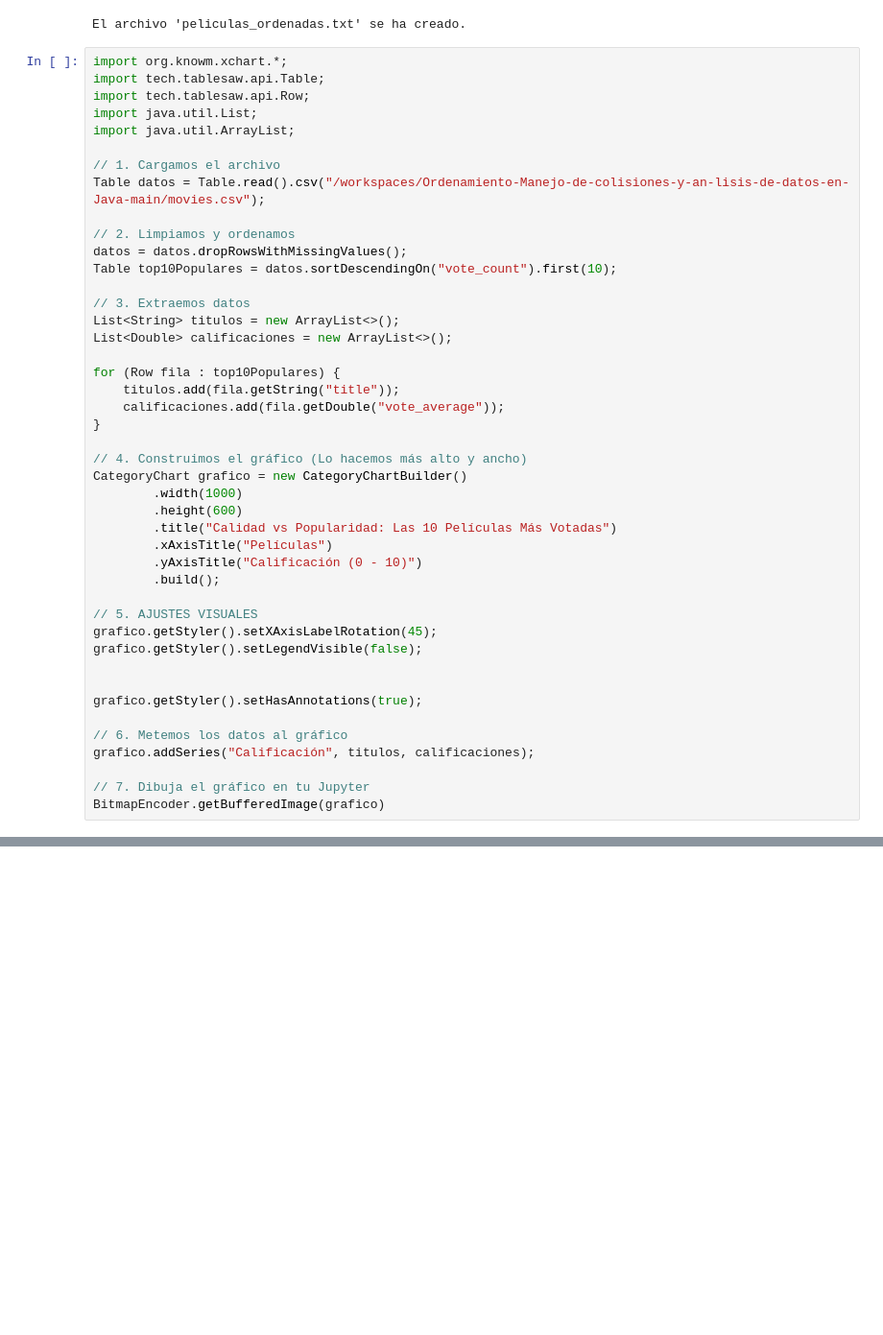
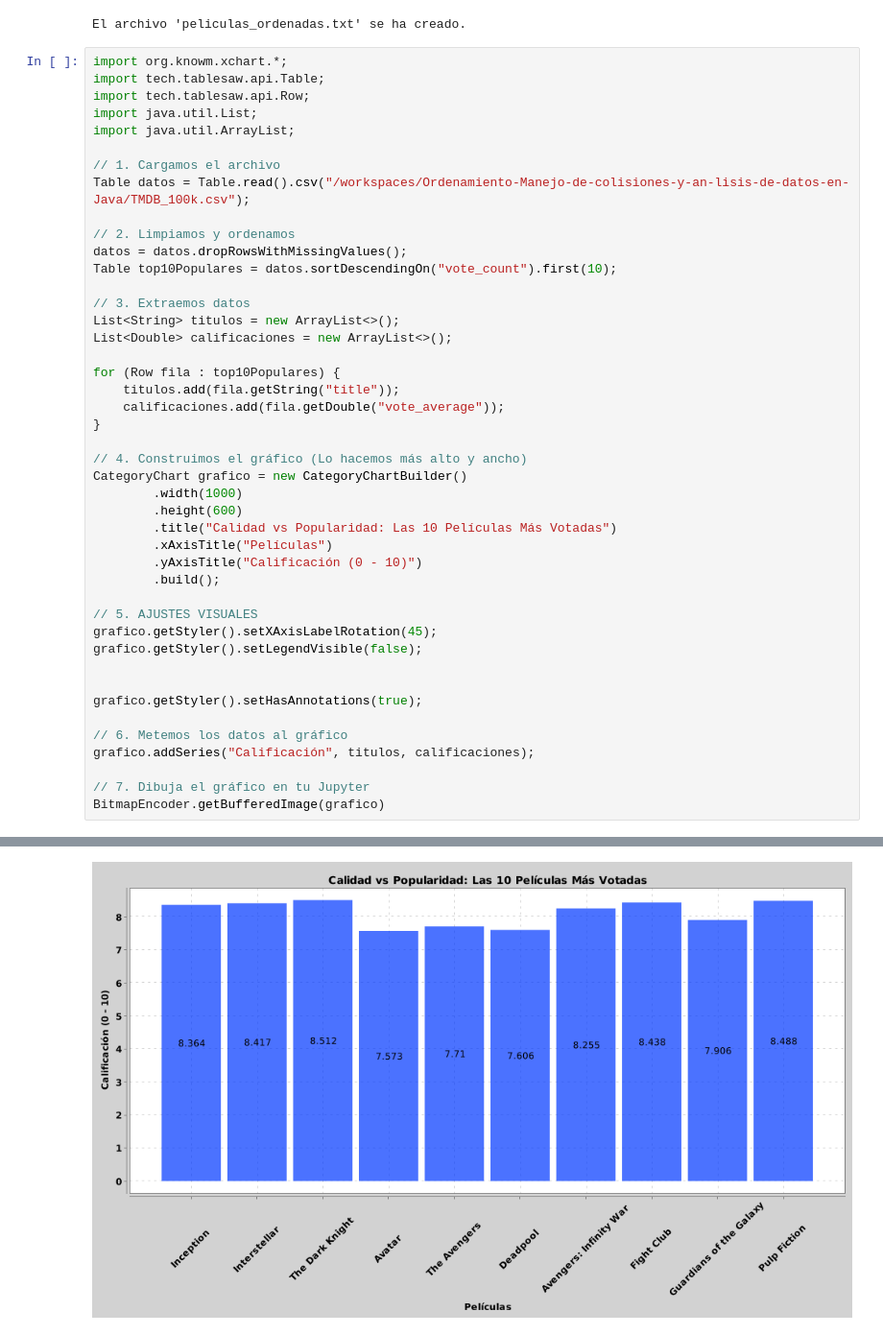
Before and after one commit to Rick1751/Ordenamiento-Manejo-de-colisiones-y-an-lisis-de-datos-en-Java, a Jupyter notebook: app/Ordenamiento_MergeSort.ipynb, the cells around one changed output, grey strips where cells are left out. Shown at 96% size. Cells and saved outputs as stored; diff of their text form; blank space fills up the shorter version.

```diff
--- a/app/Ordenamiento_MergeSort.ipynb
+++ b/app/Ordenamiento_MergeSort.ipynb
@@ -164,7 +164,7 @@ import java.util.List;
 import java.util.ArrayList;
 
 // 1. Cargamos el archivo
-Table datos = Table.read().csv("/workspaces/Ordenamiento-Manejo-de-colisiones-y-an-lisis-de-datos-en-Java-main/movies.csv");
+Table datos = Table.read().csv("/workspaces/Ordenamiento-Manejo-de-colisiones-y-an-lisis-de-datos-en-Java/TMDB_100k.csv");
 
 // 2. Limpiamos y ordenamos
 datos = datos.dropRowsWithMissingValues();
@@ -204,0 +204 @@ EvalException: /workspaces/Ordenamiento-Manejo-de-colisiones-y-an-lisis-de-datos
+[figure, added]
```
Also changed, not shown: parts of 2 cells of this notebook, 2 other files.
